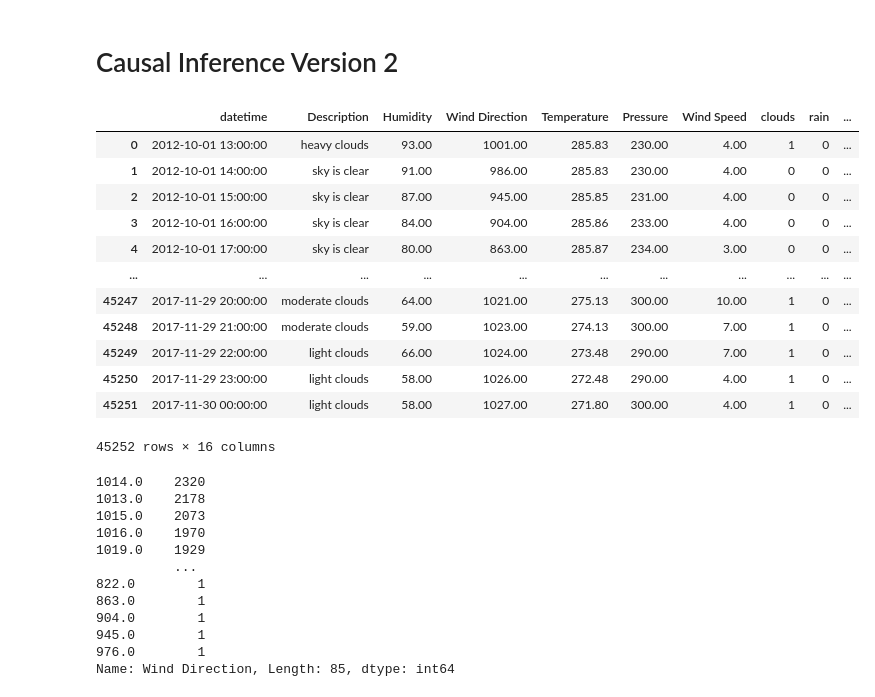
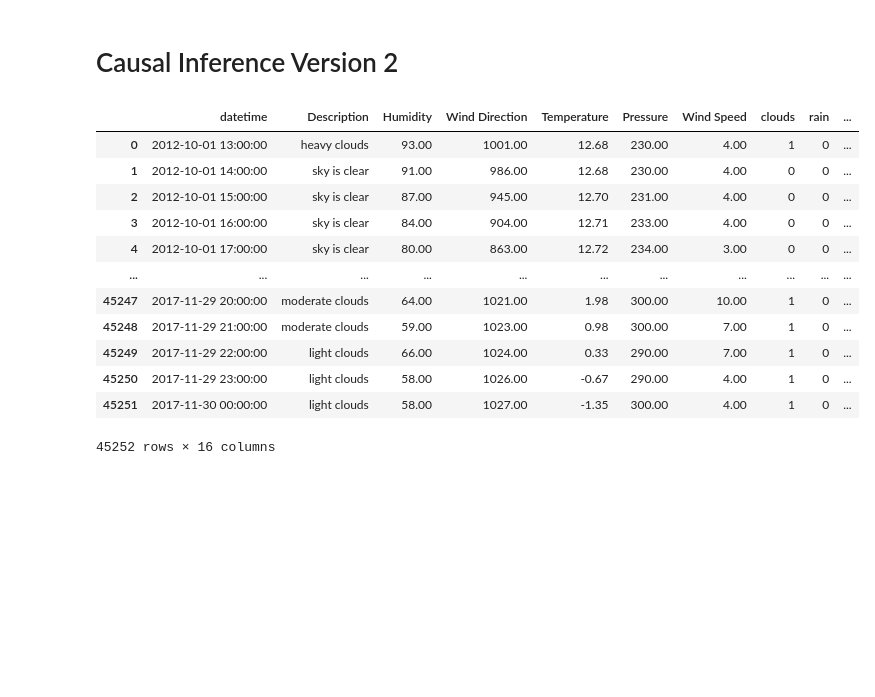
Before and after one commit to McGill-MMA-EnterpriseAnalytics/Cloud-Computations, a Jupyter notebook: Causal Inference.ipynb, the cells around one changed output. Saved outputs shown, nothing was run; the diff lists cells and outputs as text; code cells hidden in the pictures; blank space fills up the shorter version.

```diff
--- a/Causal Inference.ipynb
+++ b/Causal Inference.ipynb
@@ -235,35 +235,22 @@ def causal_inf_output():
     return finaldf
 # %% [markdown]
 # Causal Inference Version 2
-# %%
-df_originial = df
-df
-# %% [output]
-|  | datetime | Description | Humidity | Wind Direction | Temperature | Pressure | Wind Speed | clouds | rain | ... |
-| 0 | 2012-10-01 13:00:00 | heavy clouds | 93.00 | 1001.00 | 285.83 | 230.00 | 4.00 | 1 | 0 | ... |
-| 1 | 2012-10-01 14:00:00 | sky is clear | 91.00 | 986.00 | 285.83 | 230.00 | 4.00 | 0 | 0 | ... |
-| 2 | 2012-10-01 15:00:00 | sky is clear | 87.00 | 945.00 | 285.85 | 231.00 | 4.00 | 0 | 0 | ... |
-| 3 | 2012-10-01 16:00:00 | sky is clear | 84.00 | 904.00 | 285.86 | 233.00 | 4.00 | 0 | 0 | ... |
-| 4 | 2012-10-01 17:00:00 | sky is clear | 80.00 | 863.00 | 285.87 | 234.00 | 3.00 | 0 | 0 | ... |
-| ... | ... | ... | ... | ... | ... | ... | ... | ... | ... | ... |
-| 45247 | 2017-11-29 20:00:00 | moderate clouds | 64.00 | 1021.00 | 275.13 | 300.00 | 10.00 | 1 | 0 | ... |
-| 45248 | 2017-11-29 21:00:00 | moderate clouds | 59.00 | 1023.00 | 274.13 | 300.00 | 7.00 | 1 | 0 | ... |
-| 45249 | 2017-11-29 22:00:00 | light clouds | 66.00 | 1024.00 | 273.48 | 290.00 | 7.00 | 1 | 0 | ... |
-| 45250 | 2017-11-29 23:00:00 | light clouds | 58.00 | 1026.00 | 272.48 | 290.00 | 4.00 | 1 | 0 | ... |
-| 45251 | 2017-11-30 00:00:00 | light clouds | 58.00 | 1027.00 | 271.80 | 300.00 | 4.00 | 1 | 0 | ... |
-45252 rows × 16 columns
-# %%
-df["Wind Direction"].value_counts()
-# %% [output]
-1014.0    2320
-1013.0    2178
-1015.0    2073
-1016.0    1970
-1019.0    1929
-          ...
-822.0        1
-863.0        1
-904.0        1
-945.0        1
-976.0        1
-Name: Wind Direction, Length: 85, dtype: int64
+# %%
+df = load_and_preprocess()
+df = df.reset_index(drop = True)
+df['Temperature'] = df['Temperature'] -273.15
+df
+# %% [output]
+|  | datetime | Description | Humidity | Wind Direction | Temperature | Pressure | Wind Speed | clouds | rain | ... |
+| 0 | 2012-10-01 13:00:00 | heavy clouds | 93.00 | 1001.00 | 12.68 | 230.00 | 4.00 | 1 | 0 | ... |
+| 1 | 2012-10-01 14:00:00 | sky is clear | 91.00 | 986.00 | 12.68 | 230.00 | 4.00 | 0 | 0 | ... |
+| 2 | 2012-10-01 15:00:00 | sky is clear | 87.00 | 945.00 | 12.70 | 231.00 | 4.00 | 0 | 0 | ... |
+| 3 | 2012-10-01 16:00:00 | sky is clear | 84.00 | 904.00 | 12.71 | 233.00 | 4.00 | 0 | 0 | ... |
+| 4 | 2012-10-01 17:00:00 | sky is clear | 80.00 | 863.00 | 12.72 | 234.00 | 3.00 | 0 | 0 | ... |
+| ... | ... | ... | ... | ... | ... | ... | ... | ... | ... | ... |
+| 45247 | 2017-11-29 20:00:00 | moderate clouds | 64.00 | 1021.00 | 1.98 | 300.00 | 10.00 | 1 | 0 | ... |
+| 45248 | 2017-11-29 21:00:00 | moderate clouds | 59.00 | 1023.00 | 0.98 | 300.00 | 7.00 | 1 | 0 | ... |
+| 45249 | 2017-11-29 22:00:00 | light clouds | 66.00 | 1024.00 | 0.33 | 290.00 | 7.00 | 1 | 0 | ... |
+| 45250 | 2017-11-29 23:00:00 | light clouds | 58.00 | 1026.00 | -0.67 | 290.00 | 4.00 | 1 | 0 | ... |
+| 45251 | 2017-11-30 00:00:00 | light clouds | 58.00 | 1027.00 | -1.35 | 300.00 | 4.00 | 1 | 0 | ... |
+45252 rows × 16 columns
```
Also changed, not shown: parts of 9 cells of this notebook.
